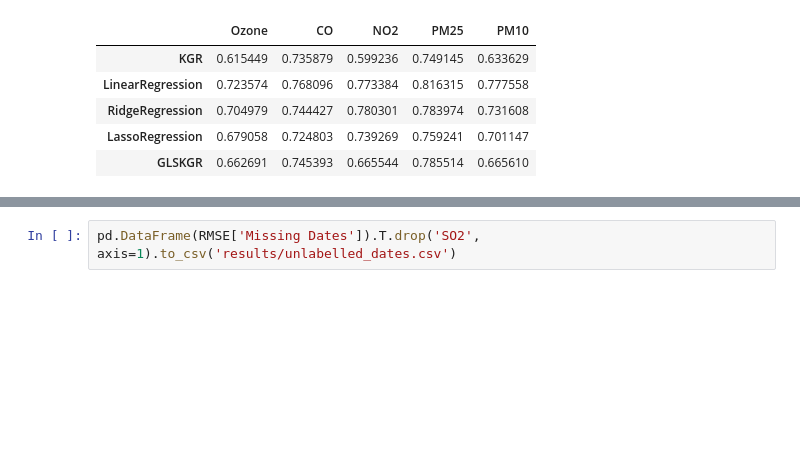
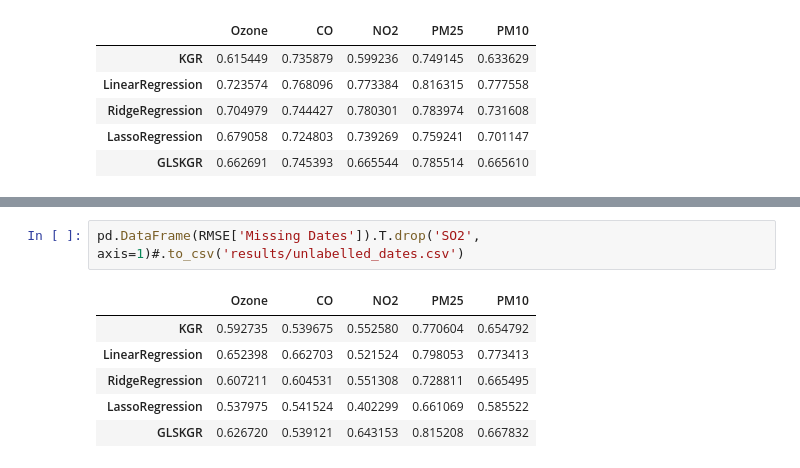
Before and after one commit to nickelnine37/GLS-Kernel-Graph-Regression, a Jupyter notebook: notebooks/model.ipynb, the cells around one changed output, grey strips where cells are left out. Cells and saved outputs as stored; diff of their text form; blank space fills up the shorter version.

```diff
--- a/notebooks/model.ipynb
+++ b/notebooks/model.ipynb
@@ -138,3 +168,10 @@ pd.DataFrame(RMSE['Missing Nodes']).T.drop('SO2', axis=1).to_csv('results/missin
 # %%
-pd.DataFrame(RMSE['Missing Dates']).T.drop('SO2', axis=1).to_csv('results/unlabelled_dates.csv')
+pd.DataFrame(RMSE['Missing Dates']).T.drop('SO2', axis=1)#.to_csv('results/unlabelled_dates.csv')
+# %% [output]
+|  | Ozone | CO | NO2 | PM25 | PM10 |
+| KGR | 0.592735 | 0.539675 | 0.552580 | 0.770604 | 0.654792 |
+| LinearRegression | 0.652398 | 0.662703 | 0.521524 | 0.798053 | 0.773413 |
+| RidgeRegression | 0.607211 | 0.604531 | 0.551308 | 0.728811 | 0.665495 |
+| LassoRegression | 0.537975 | 0.541524 | 0.402299 | 0.661069 | 0.585522 |
+| GLSKGR | 0.626720 | 0.539121 | 0.643153 | 0.815208 | 0.667832 |
 # %%
```
Also changed, not shown: parts of 8 cells of this notebook, 6 other files.
